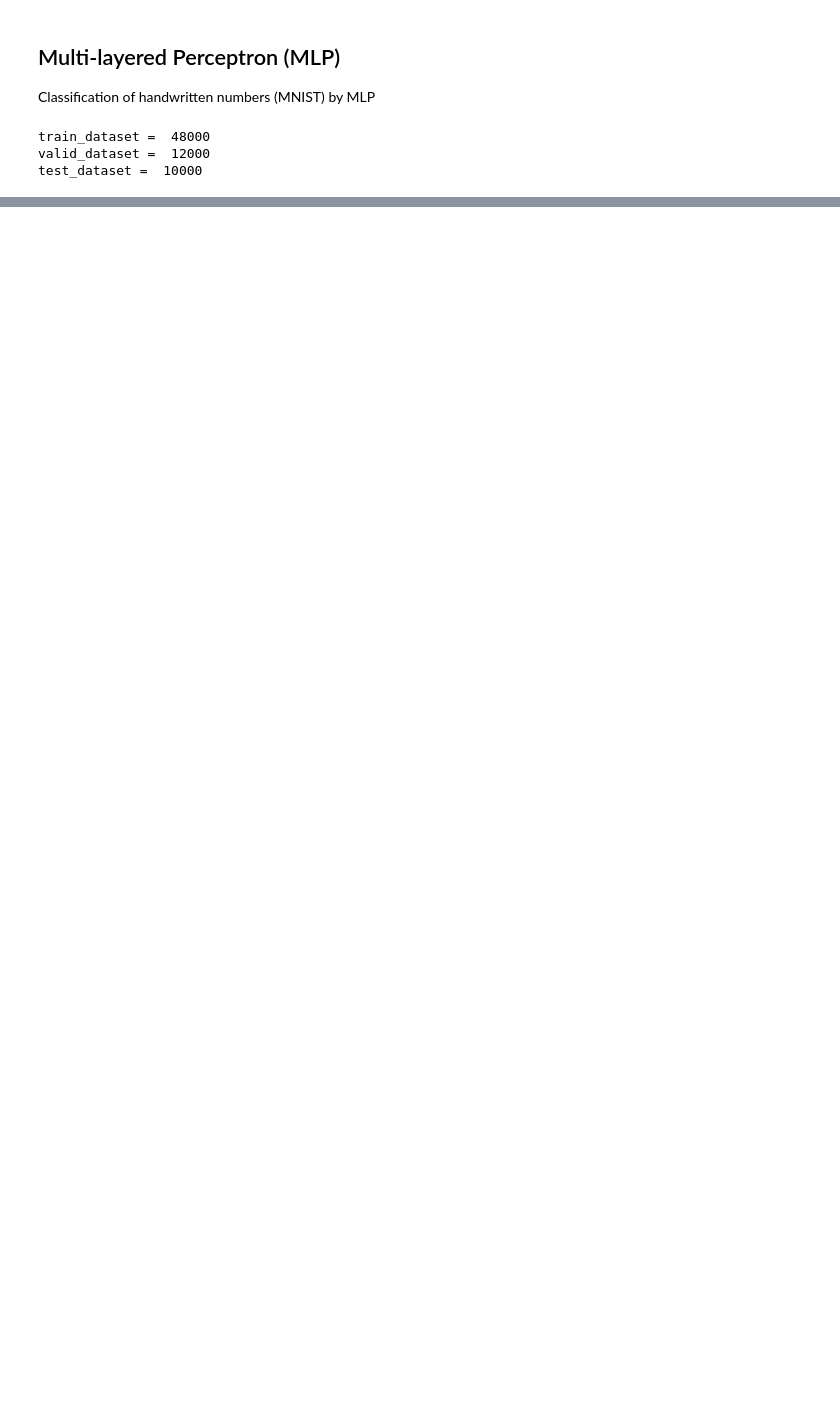
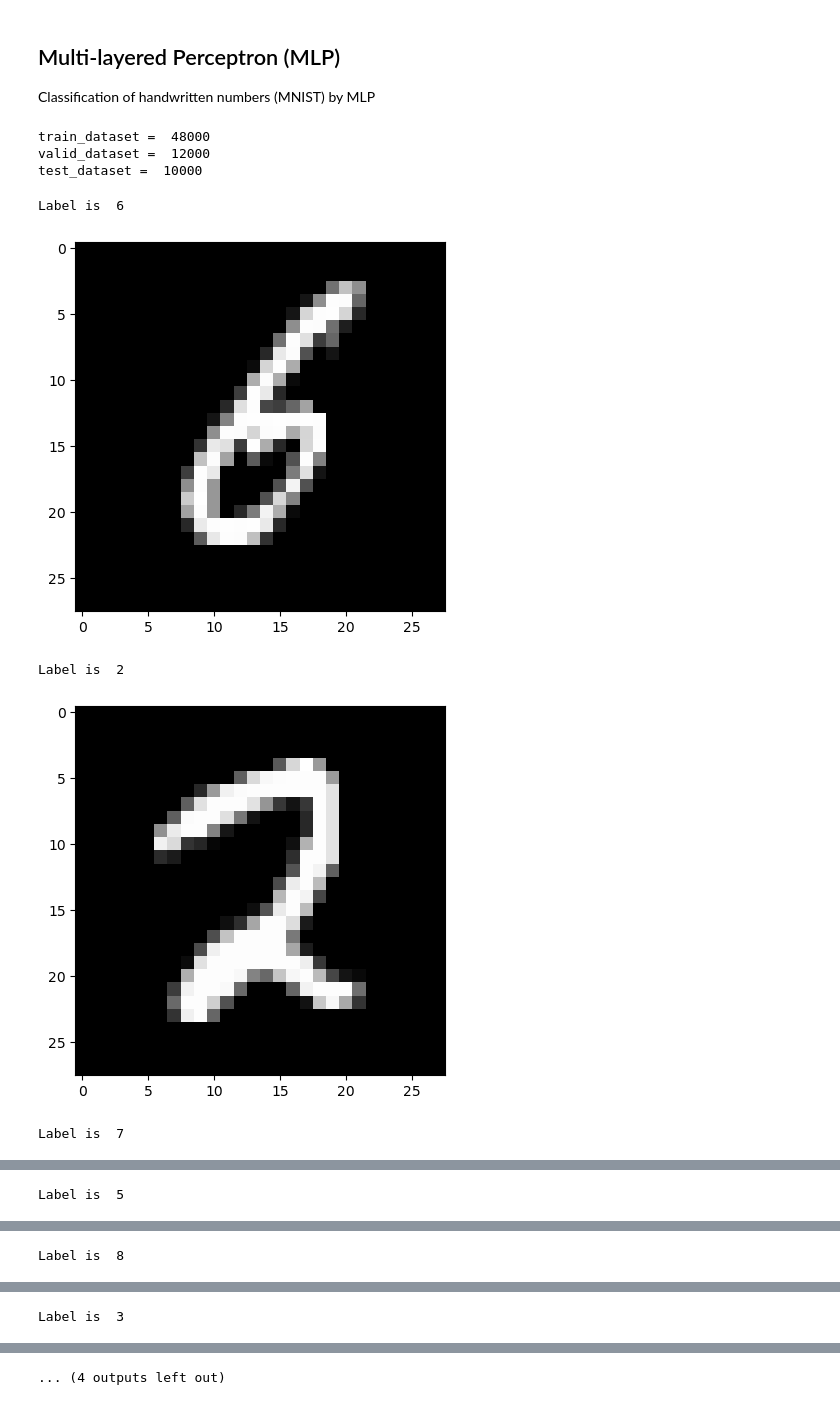
Before and after one commit to namoshi/dl_intro, a Jupyter notebook: MLP_mnist.ipynb, the cells around one changed output, grey strips where cells are left out. Cells and saved outputs as stored; diff of their text form; code cells hidden in the pictures; blank space fills up the shorter version.

```diff
--- a/MLP_mnist.ipynb
+++ b/MLP_mnist.ipynb
@@ -54,3 +56,18 @@ test_loader = torch.utils.data.DataLoader(
       batch_size=64,
       shuffle=False,
       num_workers=2)
+# %%
+# Display examples of images
+images, labels = next(iter(train_loader))
+# print(len(images))
+for i in range(8):
+    print('Label is ', labels[i].numpy())
+    nimg = images[i].reshape((28, 28)).numpy()
+    plt.imshow(nimg, cmap='gray')
+    plt.show()
+# %% [output]
+Label is  6
+[figure, added]
+Label is  2
+[figure, added]
+Label is  7
@@ -56,0 +75 @@ test_loader = torch.utils.data.DataLoader(
+Label is  5
@@ -56,0 +77 @@ test_loader = torch.utils.data.DataLoader(
+Label is  8
@@ -56,0 +79 @@ test_loader = torch.utils.data.DataLoader(
+Label is  3
@@ -57,3 +81,4 @@ test_loader = torch.utils.data.DataLoader(
+... (4 outputs left out)
 # %%
 # Multi Layer Perceptron Network
 class MLPNet (nn.Module):
```
Also changed, not shown: parts of 6 cells of this notebook, 9 other files.
